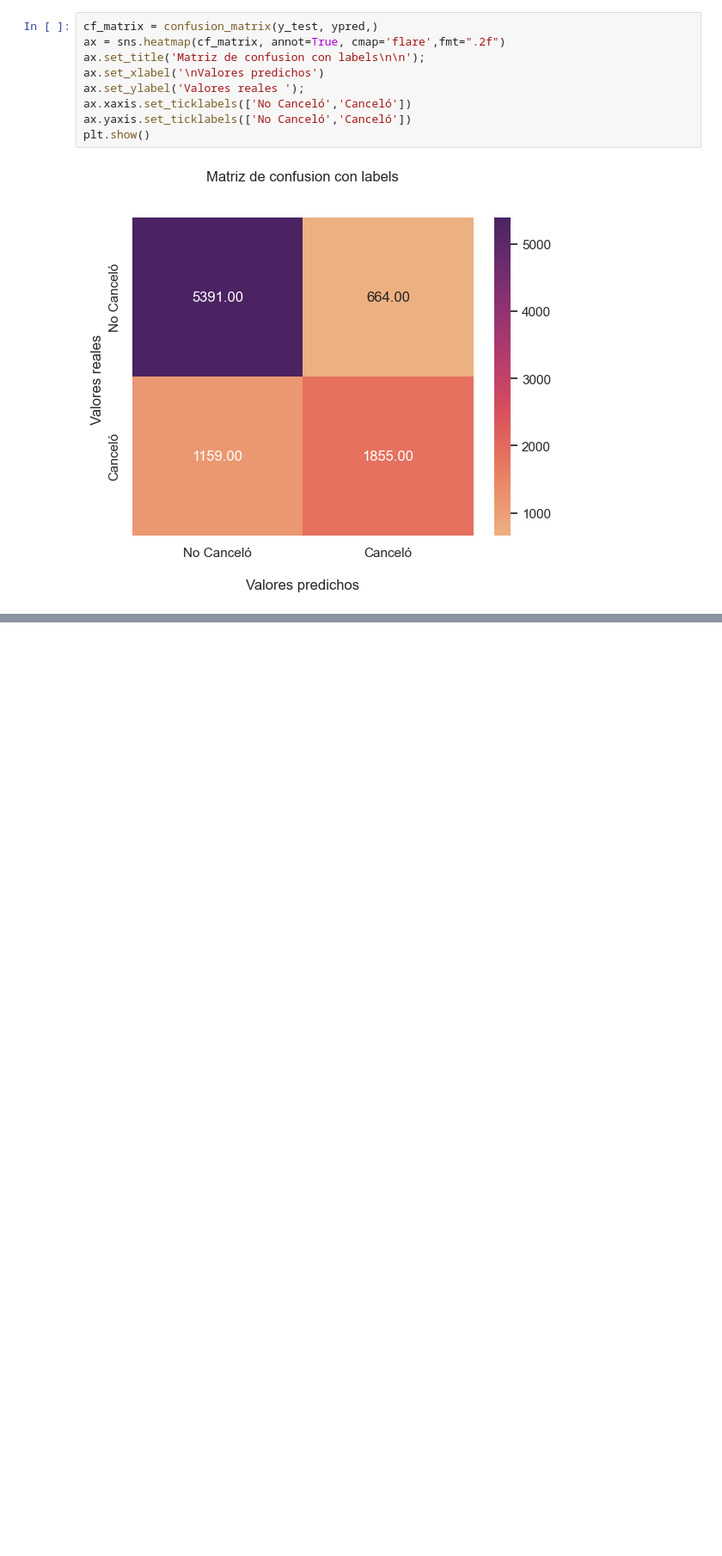
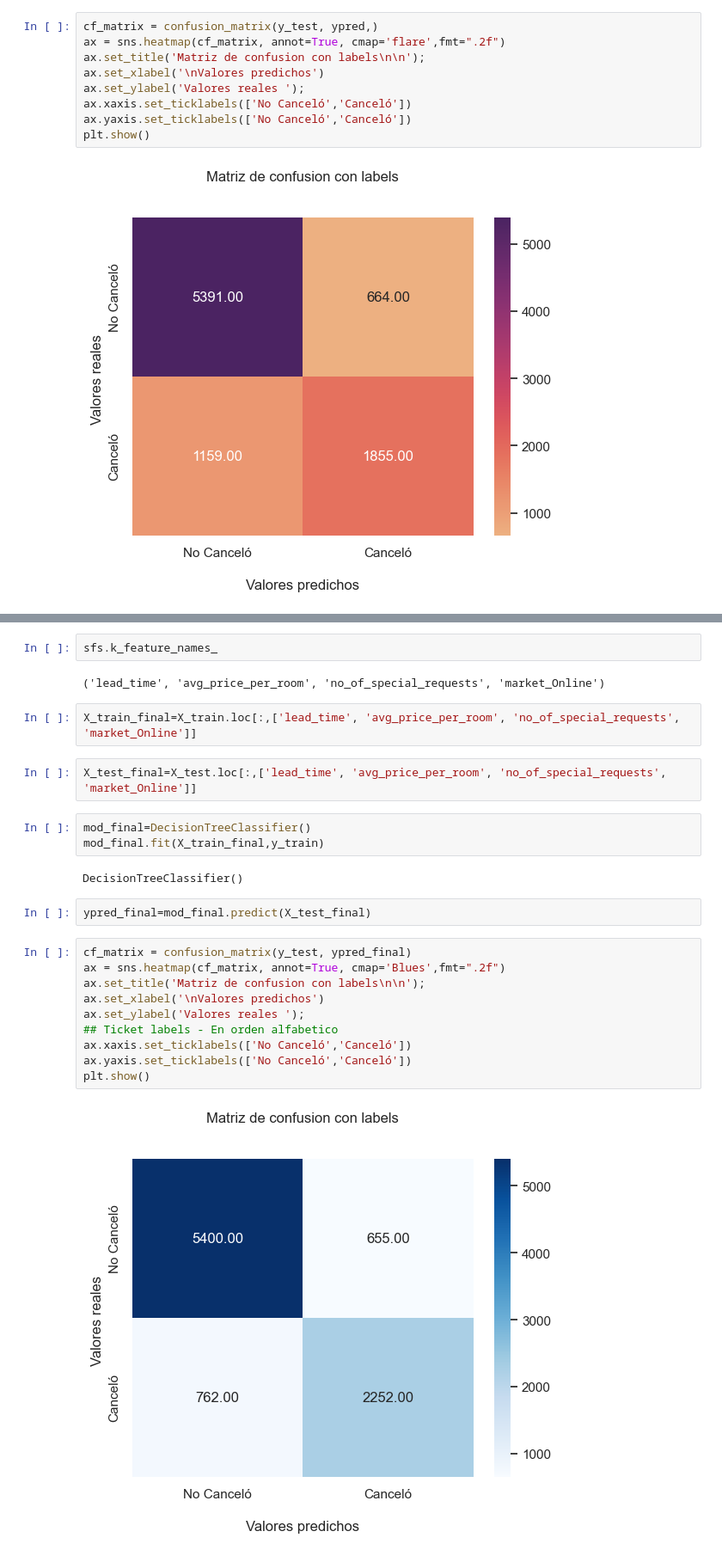
Before and after one commit to daniperez92/Data_Science, a Jupyter notebook: Quinto Desafío/ProyectoDS_ParteIII_Perez.ipynb, the cells around one changed output, grey strips where cells are left out. Shown: that part at 86% size. Saved outputs shown, nothing was run; the diff lists cells and outputs as text; blank space fills up the shorter version.

```diff
--- a/Quinto Desafío/ProyectoDS_ParteIII_Perez.ipynb
+++ b/Quinto Desafío/ProyectoDS_ParteIII_Perez.ipynb
@@ -451,0 +489,27 @@ plt.show()
+# %%
+sfs.k_feature_names_
+# %% [output]
+('lead_time', 'avg_price_per_room', 'no_of_special_requests', 'market_Online')
+# %%
+X_train_final=X_train.loc[:,['lead_time', 'avg_price_per_room', 'no_of_special_requests', 'market_Online']]
+# %%
+X_test_final=X_test.loc[:,['lead_time', 'avg_price_per_room', 'no_of_special_requests', 'market_Online']]
+# %%
+mod_final=DecisionTreeClassifier()
+mod_final.fit(X_train_final,y_train)
+# %% [output]
+DecisionTreeClassifier()
+# %%
+ypred_final=mod_final.predict(X_test_final)
+# %%
+cf_matrix = confusion_matrix(y_test, ypred_final)
+ax = sns.heatmap(cf_matrix, annot=True, cmap='Blues',fmt=".2f")
+ax.set_title('Matriz de confusion con labels\n\n');
+ax.set_xlabel('\nValores predichos')
+ax.set_ylabel('Valores reales ');
+## Ticket labels - En orden alfabetico
+ax.xaxis.set_ticklabels(['No Canceló','Canceló'])
+ax.yaxis.set_ticklabels(['No Canceló','Canceló'])
+plt.show()
+# %% [output]
+[figure, added]
```
Also changed, not shown: parts of 14 cells of this notebook.
